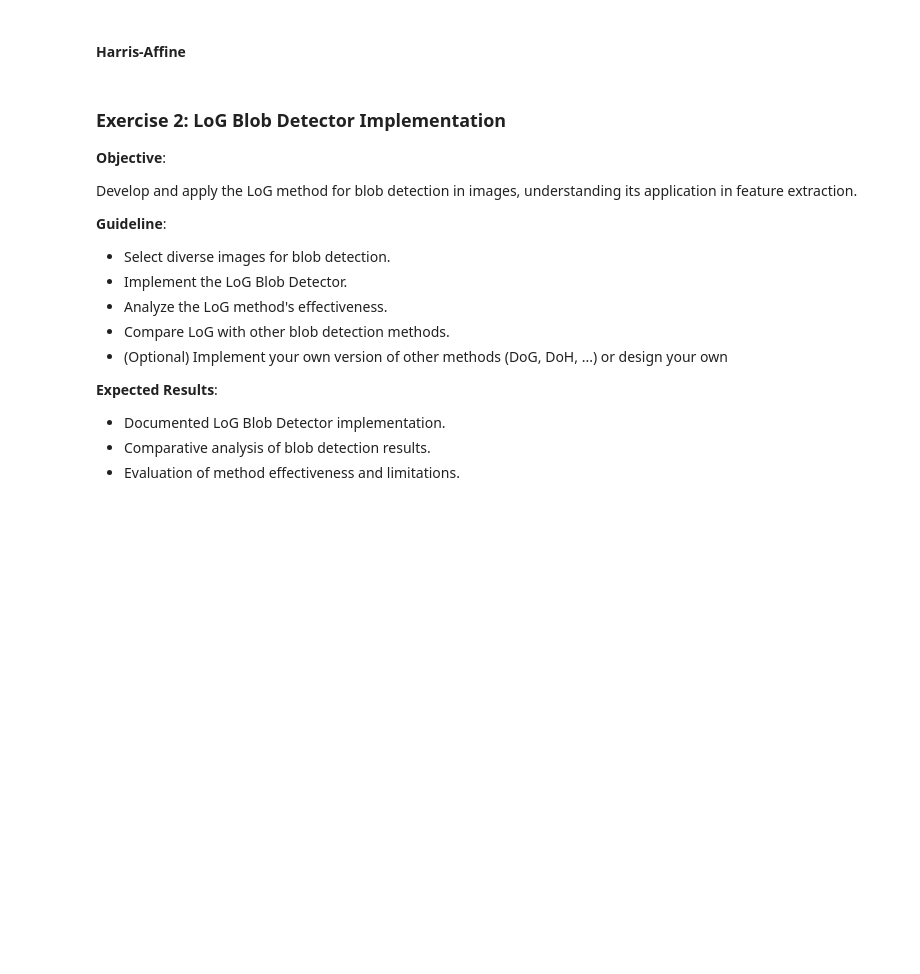
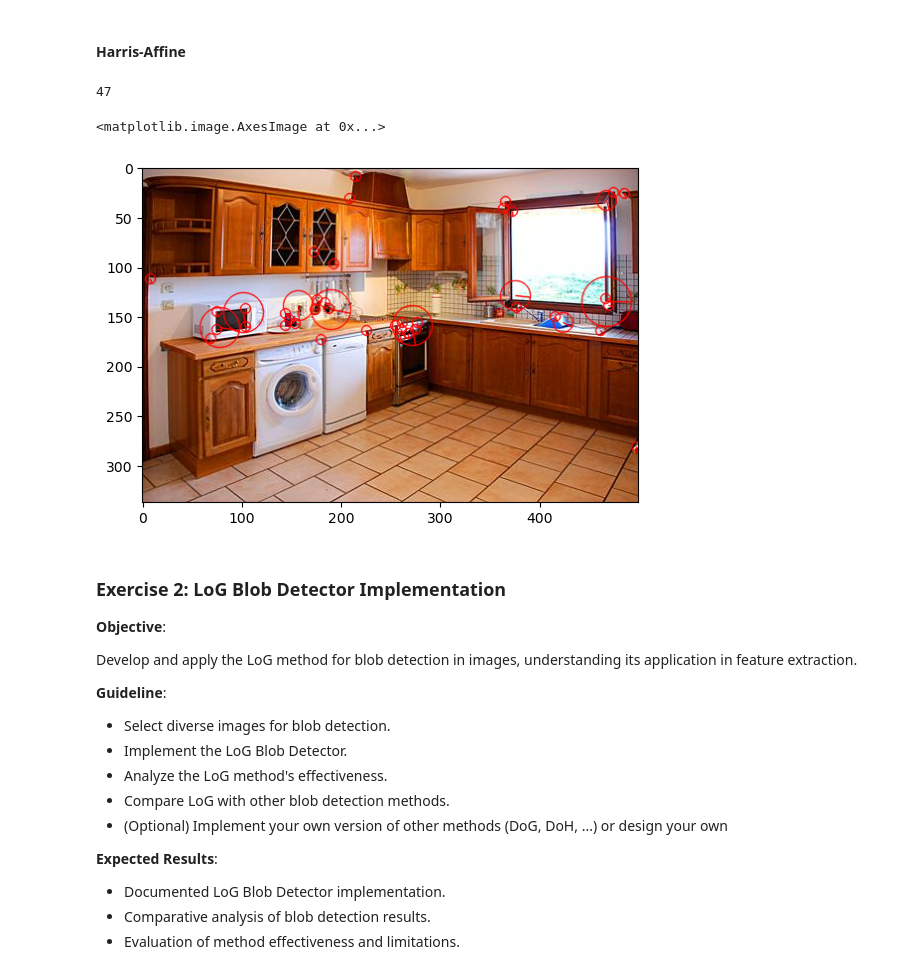
Before and after one commit to Pikurrot/cv-problems-uab, a Jupyter notebook: Lab 4/Practicum_Fondations_CV_Lab4.ipynb, the cells around one changed output. Cells and saved outputs as stored; diff of their text form; code cells hidden in the pictures; blank space fills up the shorter version.

```diff
--- a/Lab 4/Practicum_Fondations_CV_Lab4.ipynb
+++ b/Lab 4/Practicum_Fondations_CV_Lab4.ipynb
@@ -218,7 +233,9 @@ def harris_laplace_corner_detection(image: np.ndarray,
 									harris_thresh: float = 0.01,
 									log_thresh: float = 0.01,
 									dilate: bool = False,
-									overlap: float = 0.1) -> list:
+									overlap: float = 0.1,
+									return_R: bool = False,
+									return_S: bool = False) -> list:
 	"""
 	Harris-Laplace Corner Detector.
 
@@ -246,7 +263,8 @@ def harris_laplace_corner_detection(image: np.ndarray,
 	scale_space = [cv2.GaussianBlur(img, (0, 0), sigma) for sigma in np.linspace(1, 3, num_scales)]
 
 	# Harris at each scale
-	Rs = [harris_corner_detection(scale, ksize=ksize, k=k, thresh=harris_thresh, dilate=dilate, return_R=True)[1] for scale in scale_space]
+	harris = [harris_corner_detection(scale, ksize, k, harris_thresh, dilate, True, True) for scale in scale_space]
+	_, Rs, Sxxs, Sxys, Syys = zip(*harris)
 
 	# Laplacian of Gaussian
 	# Note: squaring the Laplacian enhances contrast and avoids negatives
@@ -272,7 +290,16 @@ def harris_laplace_corner_detection(image: np.ndarray,
 		if all(cv2.KeyPoint_overlap(keypoint, other) < overlap for other in filtered_keypoints):
 			filtered_keypoints.append(keypoint)
 
-	return filtered_keypoints
+	ret = [filtered_keypoints]
+	if return_R:
+		ret.append(max_R_image)
+	if return_S:
+		ret.append(Sxxs)
+		ret.append(Sxys)
+		ret.append(Syys)
+	if len(ret) == 1:
+		return ret[0]
+	return ret
 
 def draw_keypoints(image: np.ndarray, keypoints: list, scale_circles: bool=True) -> np.ndarray:
 	"""
@@ -319,6 +346,25 @@ plt.show()
 [figure]
 # %% [markdown]
 #### Harris-Affine
+# %%
+def harris_affine_corner_detector(image: np.ndarray,
+								  num_scales: int = 5,
+								  ksize: int = 3,
+								  k: float = 0.04,
+								  harris_thresh: float = 0.01,
+								  log_thresh: float = 0.01,
+								  dilate: bool = False):
+	harris_laplace, R, Sxxs, Sxys, Syys = harris_laplace_corner_detection(image, num_scales, ksize, k, harris_thresh, log_thresh, dilate, 0.1, True, True)
+	pass
+
+keypoints = harris_affine_corner_detector(img_rgb, ksize=3, k=0.04, harris_thresh=0.1, log_thresh=0.01)
+print(len(keypoints))
+res = draw_keypoints(img_rgb, keypoints)
+plt.imshow(res)
+# %% [output]
+47
+<matplotlib.image.AxesImage at 0x...>
+[figure, added]
 # %% [markdown]
 
 ### Exercise 2: LoG Blob Detector Implementation
```
Also changed, not shown: parts of 1 cell of this notebook.
